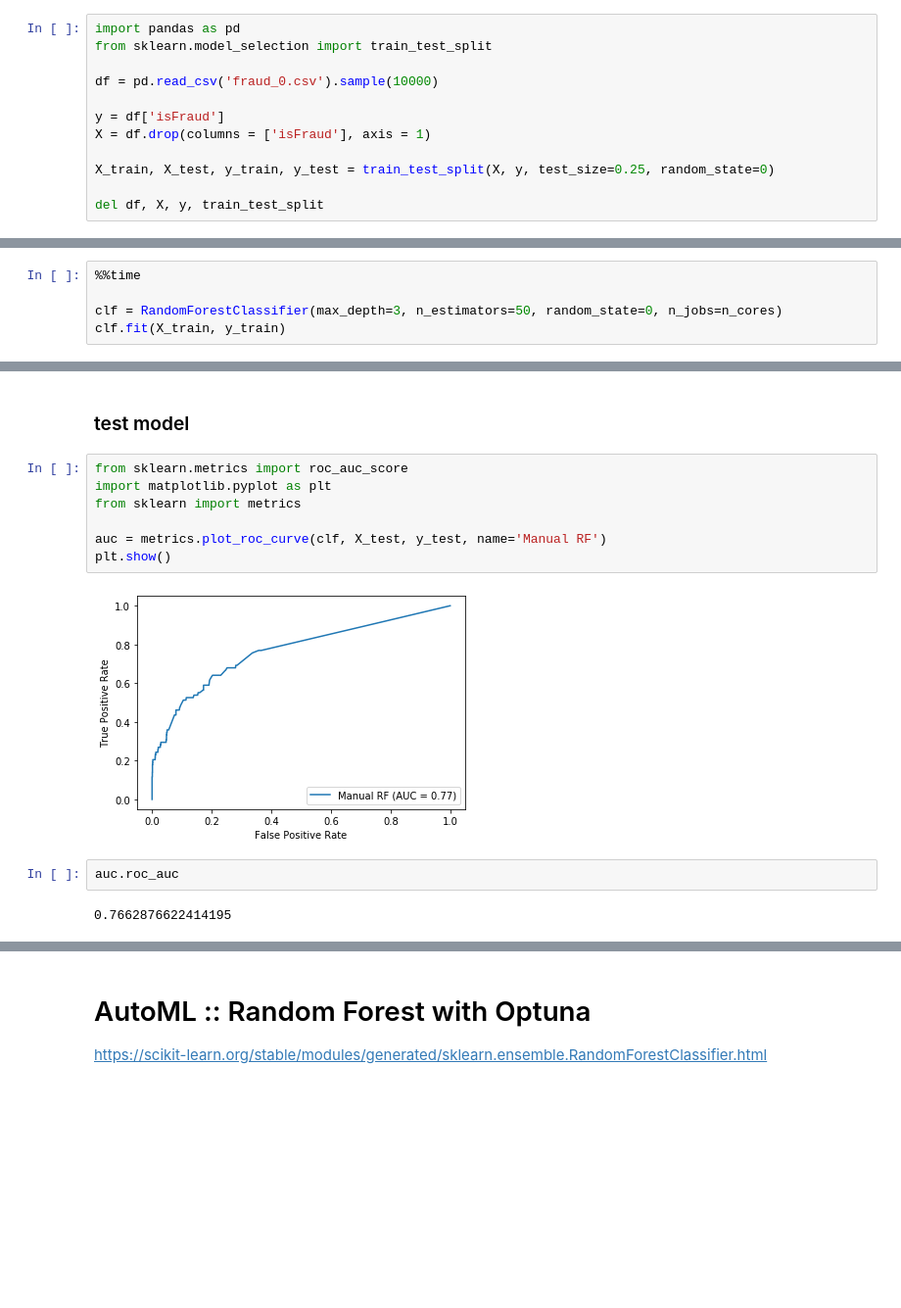
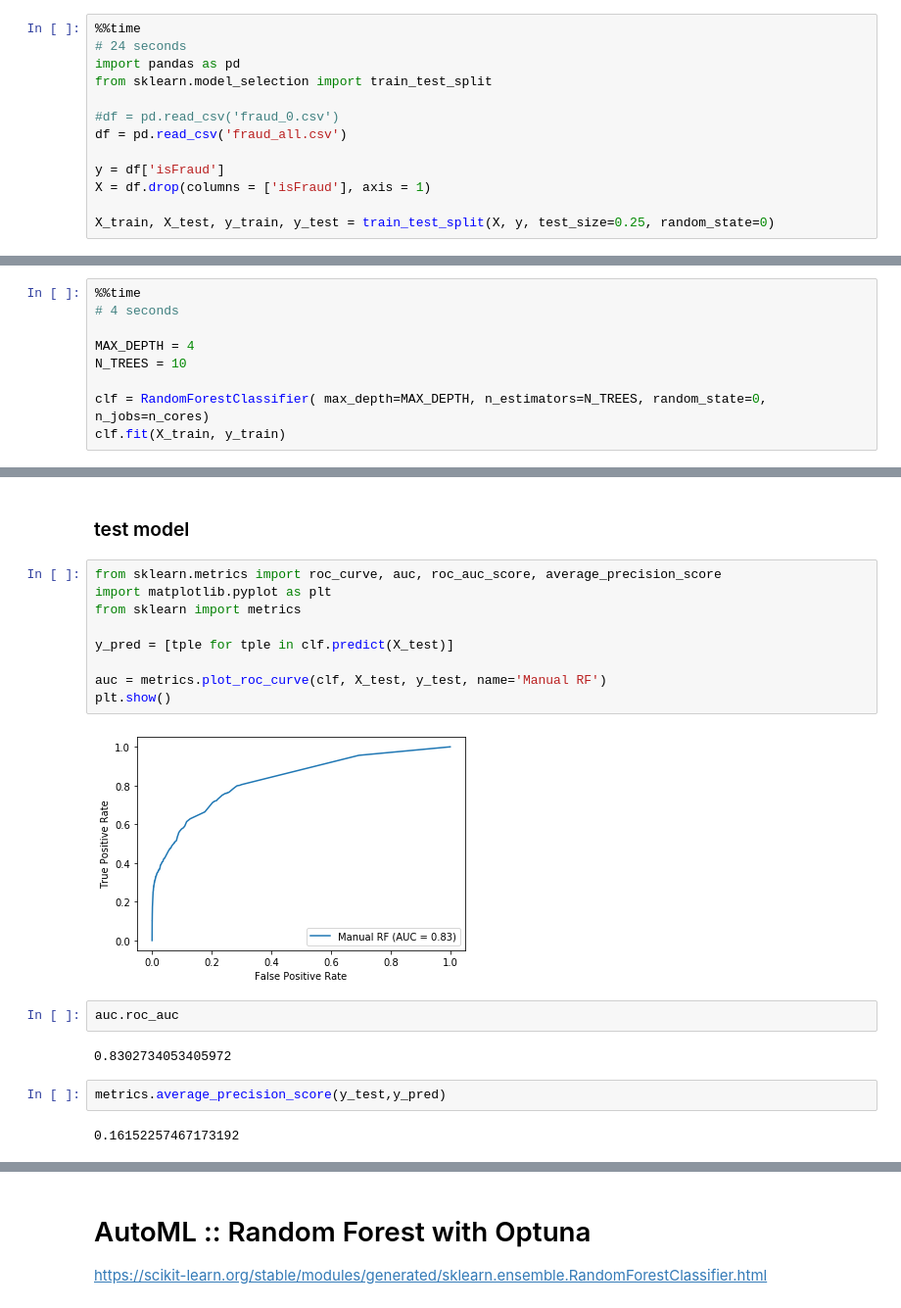
Before and after one commit to will-hill/AI_Based_Hyperparameter_Tuning, a Jupyter notebook: 2_Random_Forest_Example.ipynb, the cells around one changed output, grey strips where cells are left out. Shown: that part at 98% size. Cells and saved outputs as stored; diff of their text form; blank space fills up the shorter version.

```diff
--- a/2_Random_Forest_Example.ipynb
+++ b/2_Random_Forest_Example.ipynb
@@ -3,14 +5,15 @@
 # %% [markdown]
 ### load, sample, split data
 # %%
+%%time
+# 24 seconds
 import pandas as pd
 from sklearn.model_selection import train_test_split
 
-df = pd.read_csv('fraud_0.csv').sample(10000)
+#df = pd.read_csv('fraud_0.csv')
+df = pd.read_csv('fraud_all.csv')
 
 y = df['isFraud']
 X = df.drop(columns = ['isFraud'], axis = 1)
 
 X_train, X_test, y_train, y_test = train_test_split(X, y, test_size=0.25, random_state=0)
-
-del df, X, y, train_test_split
@@ -39,7 +61,11 @@ n_cores
 12
 # %%
 %%time
+# 4 seconds
 
-clf = RandomForestClassifier(max_depth=3, n_estimators=50, random_state=0, n_jobs=n_cores)
+MAX_DEPTH = 4
+N_TREES = 10
+
+clf = RandomForestClassifier( max_depth=MAX_DEPTH, n_estimators=N_TREES, random_state=0, n_jobs=n_cores)
 clf.fit(X_train, y_train)
 # %% [output]
@@ -69,15 +95,21 @@ plt.show()
 # %% [markdown]
 ### test model
 # %%
-from sklearn.metrics import roc_auc_score
+from sklearn.metrics import roc_curve, auc, roc_auc_score, average_precision_score
 import matplotlib.pyplot as plt
 from sklearn import metrics
 
+y_pred = [tple for tple in clf.predict(X_test)]
+
 auc = metrics.plot_roc_curve(clf, X_test, y_test, name='Manual RF')
 plt.show()
 # %% [output]
-[figure, old version]
+[figure, new version]
 # %%
 auc.roc_auc
 # %% [output]
-0.7662876622414195
+0.8302734053405972
+# %%
+metrics.average_precision_score(y_test,y_pred)
+# %% [output]
+0.16152257467173192
```
Also changed, not shown: parts of 36 cells of this notebook, 13 other files.
